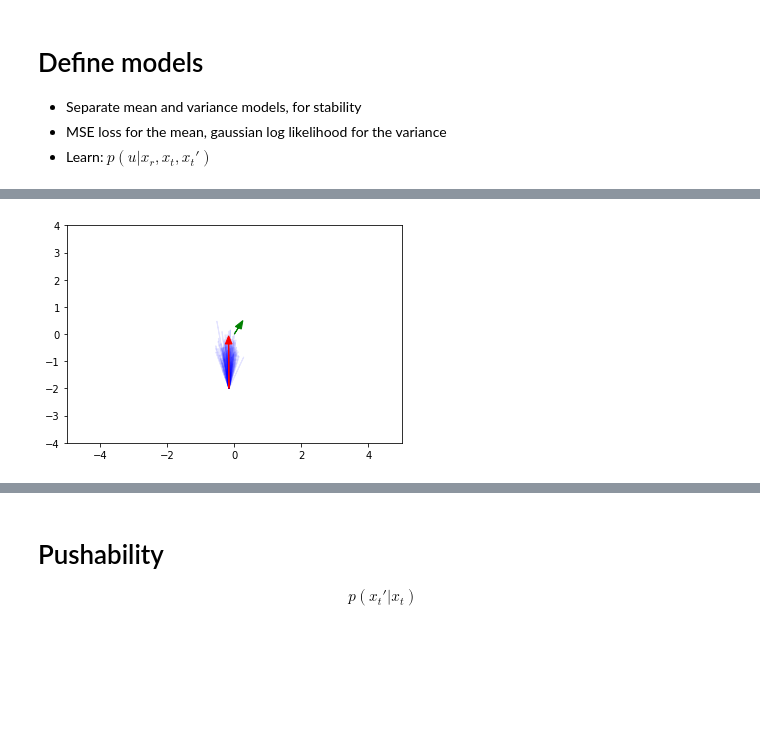
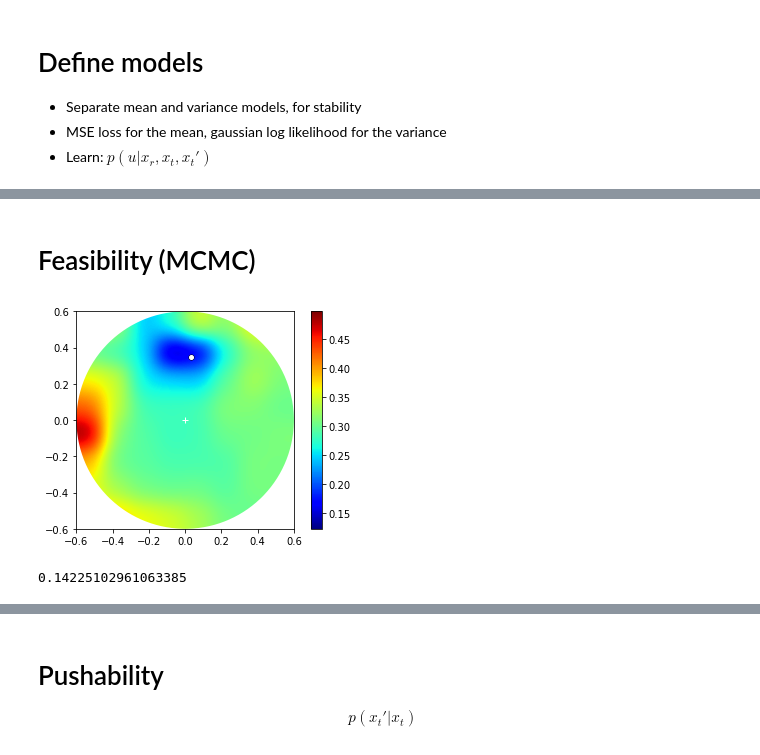
Before and after one commit to JoshuaHaustein/oracle_server, a Jupyter notebook: oracle_real.ipynb, the cells around one changed output, grey strips where cells are left out. Drawn from its saved outputs; the diff is of its cells as text; code cells hidden in the pictures; blank space fills up the shorter version.

```diff
--- a/oracle_real.ipynb
+++ b/oracle_real.ipynb
@@ -190,0 +564,5 @@ class Residual(torch.nn.Module):
+# %%
+production_policy.cpu()
+X, U, Y = next(iter(dataloader_val))
+X, U, Y = map(lambda x: Variable(x), [X, U, Y])
+Y[0], U[0], production_policy(X, Y)[0]
@@ -340,24 +620,44 @@ with open('saved_models/oracle_models.pkl', 'wb') as f:
-# %%
-mean_model.load_state_dict(best_models[2]['mean_model'])
-std_model.load_state_dict(best_models[2]['var_model'])
-mean_model.eval()
-std_model.eval()
-#rows = dataset.sample(n=1)
-#row = rows.iloc[0]
-#orig = dataset_.loc[row.name]
-x = row[in_keys].values.astype(np.float32)
-y = row[out_keys].values.astype(np.float32)
-X = Variable(torch.from_numpy(x.reshape(1, -1)).cuda())
-Y = Variable(torch.from_numpy(y.reshape(1, -1)).cuda())
-plt.xlim(-5, 5)
-plt.ylim(-4, 4)
-µ = mean_model(oracle_norm(X))
-σ = std_model(oracle_norm(X))
-for _ in range(128):
-    y_pred = oracle_norminv(µ + σ * Variable(torch.randn(σ.size()).cuda())).cpu().data.numpy().flatten()
-    plt.arrow(row[0], row[1], y_pred[0], y_pred[1], color='blue', alpha=0.1)
-plt.arrow(row[0], row[1], row[9], row[10], head_width=0.2, color='r')
-plt.arrow(0, 0, row[6], row[7], head_width=0.2, color='g')
-plt.show()
-# %% [output]
-[figure, removed]
+# %% [markdown]
+# Feasibility (MCMC)
+# %%
+class ExpectedDistanceProduction(torch.nn.Module):
+
+    def __init__(self, policy, mean_model=None, variance_model=None, x_norm=None, u_norm=None, y_norm=None):
+        super(ExpectedDistanceProduction, self).__init__()
+        self.policy = policy
+        self.mean = mean_model
+        self.variance = variance_model
+        self.x_norm = x_norm
+        self.u_norm = u_norm
+        self.g_norm = y_norm
+        self.register_buffer(
+            'weights',
+            torch.FloatTensor([1.0, 1.0, 0.1])
+        )
+
+    def forward(self, x, g):
+        """
+        Variables should all be normalized!
+        Goal is relative object! G_rel = (G - X)
+        Goal is normalized with same as Y = (X' - X)
+        """
+        x = self.x_norm(x)
+        g = self.g_norm(g)
+        u = self.u_norm(self.policy(x, g))
+        mean = self.mean(x, u)
+        var = self.variance(x, u)
+        return ((var + (mean - g) ** 2) * Variable(self.weights)).mean(dim=1)
+
+
+edp = ExpectedDistanceProduction(π, mean_model=reward, variance_model=variance, x_norm=norm_x, u_norm=norm_u, y_norm=norm_y).cuda()
+#X, U, G = next(iter(dataloader_val))
+#X, U, G = map(lambda x: Variable(x.cuda()), [X, U, G])
+X = Variable(torch.cuda.FloatTensor([[0.0, 0.2, 0.0, 0.1, 0.1]]))
+G = Variable(torch.cuda.FloatTensor([[0.0, 0.1, 0.0]]))
+plot_q(X=X, G=G, π=π)
+#with open('saved_models/expected_distance.pkl', 'wb') as f:
+#    pickle.dump(edp.state_dict(), f)
+edp(X[:1, :], G[:1, :]).cpu().data[0]
+# %% [output]
+[figure, added]
+0.14225102961063385
```
Also changed, not shown: parts of 48 cells of this notebook.
